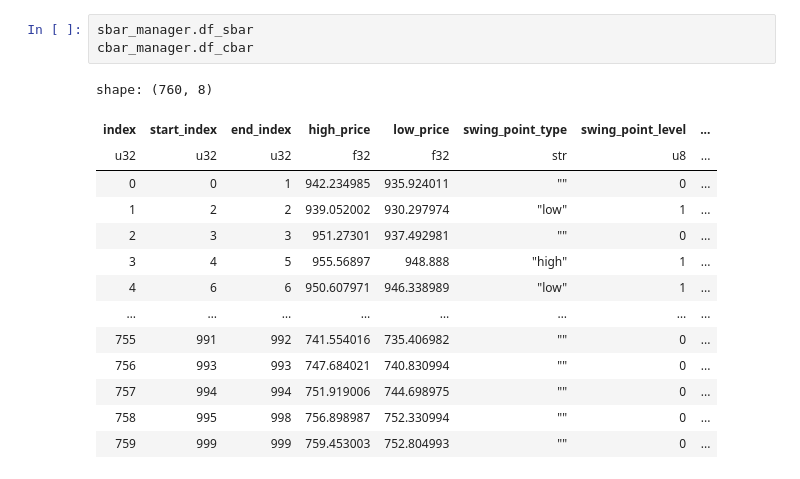
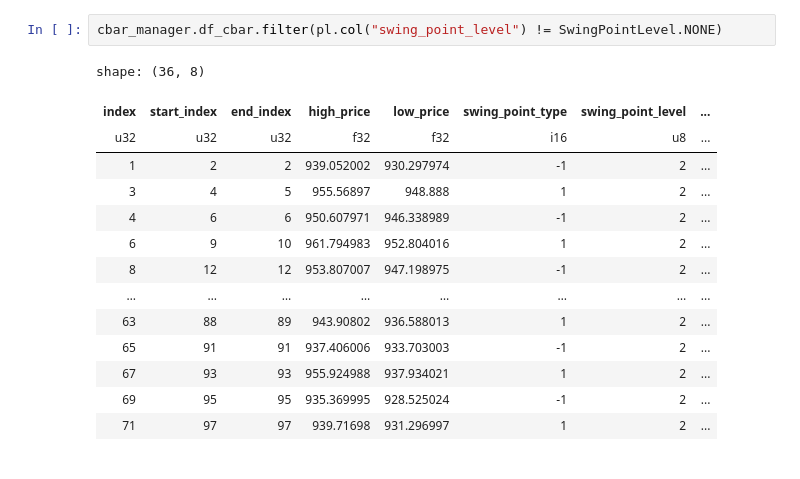
Before and after one commit to ligl/pulao, a Jupyter notebook: examples/test.ipynb, the cells around one changed output. Cells and saved outputs as stored; diff of their text form.

```diff
--- a/examples/test.ipynb
+++ b/examples/test.ipynb
@@ -186,18 +221,17 @@ fig2.show()
 # %%
-sbar_manager.df_sbar
-cbar_manager.df_cbar
+cbar_manager.df_cbar.filter(pl.col("swing_point_level") != SwingPointLevel.NONE)
 # %% [output]
-shape: (760, 8)
+shape: (36, 8)
 | index | start_index | end_index | high_price | low_price | swing_point_type | swing_point_level | ... |
-| u32 | u32 | u32 | f32 | f32 | str | u8 | ... |
-| 0 | 0 | 1 | 942.234985 | 935.924011 | "" | 0 | ... |
-| 1 | 2 | 2 | 939.052002 | 930.297974 | "low" | 1 | ... |
-| 2 | 3 | 3 | 951.27301 | 937.492981 | "" | 0 | ... |
-| 3 | 4 | 5 | 955.56897 | 948.888 | "high" | 1 | ... |
-| 4 | 6 | 6 | 950.607971 | 946.338989 | "low" | 1 | ... |
+| u32 | u32 | u32 | f32 | f32 | i16 | u8 | ... |
+| 1 | 2 | 2 | 939.052002 | 930.297974 | -1 | 2 | ... |
+| 3 | 4 | 5 | 955.56897 | 948.888 | 1 | 2 | ... |
+| 4 | 6 | 6 | 950.607971 | 946.338989 | -1 | 2 | ... |
+| 6 | 9 | 10 | 961.794983 | 952.804016 | 1 | 2 | ... |
+| 8 | 12 | 12 | 953.807007 | 947.198975 | -1 | 2 | ... |
 | … | … | … | … | … | … | … | ... |
-| 755 | 991 | 992 | 741.554016 | 735.406982 | "" | 0 | ... |
-| 756 | 993 | 993 | 747.684021 | 740.830994 | "" | 0 | ... |
-| 757 | 994 | 994 | 751.919006 | 744.698975 | "" | 0 | ... |
-| 758 | 995 | 998 | 756.898987 | 752.330994 | "" | 0 | ... |
-| 759 | 999 | 999 | 759.453003 | 752.804993 | "" | 0 | ... |
+| 63 | 88 | 89 | 943.90802 | 936.588013 | 1 | 2 | ... |
+| 65 | 91 | 91 | 937.406006 | 933.703003 | -1 | 2 | ... |
+| 67 | 93 | 93 | 955.924988 | 937.934021 | 1 | 2 | ... |
+| 69 | 95 | 95 | 935.369995 | 928.525024 | -1 | 2 | ... |
+| 71 | 97 | 97 | 939.71698 | 931.296997 | 1 | 2 | ... |
```
Also changed, not shown: parts of 1 cell of this notebook, 13 other files.
